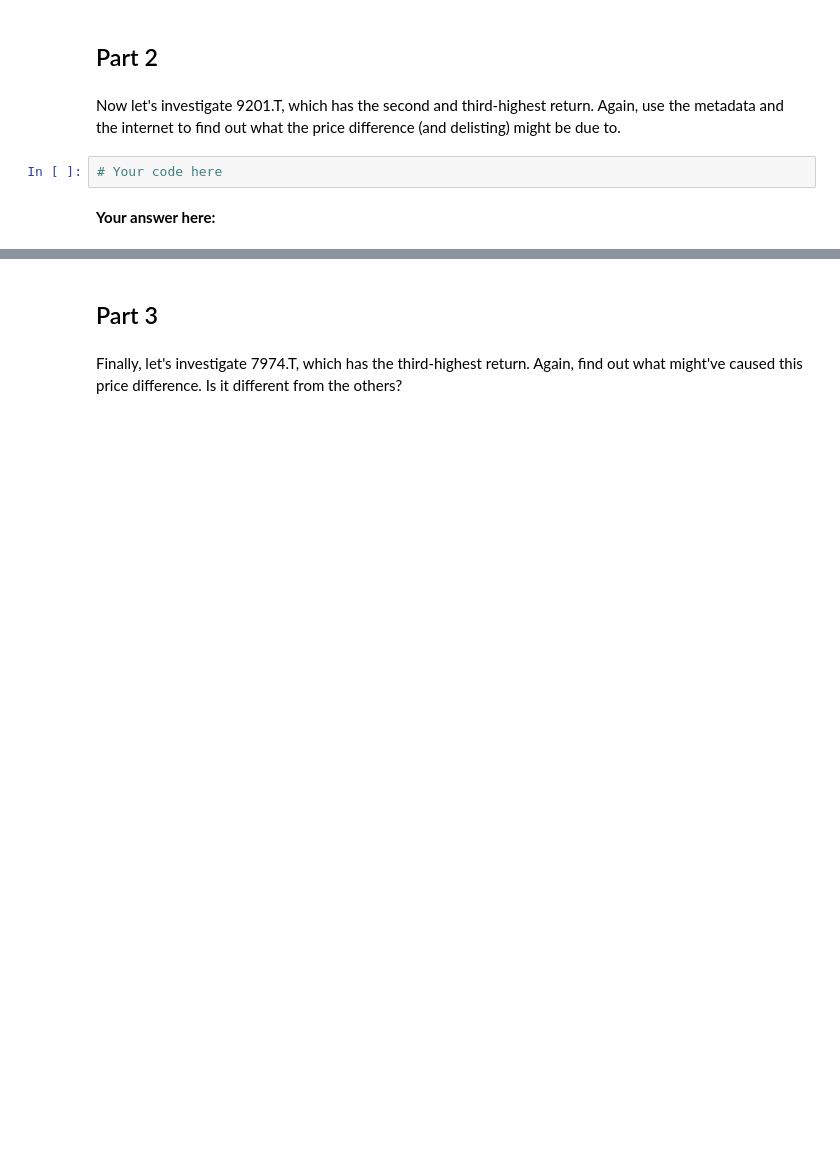
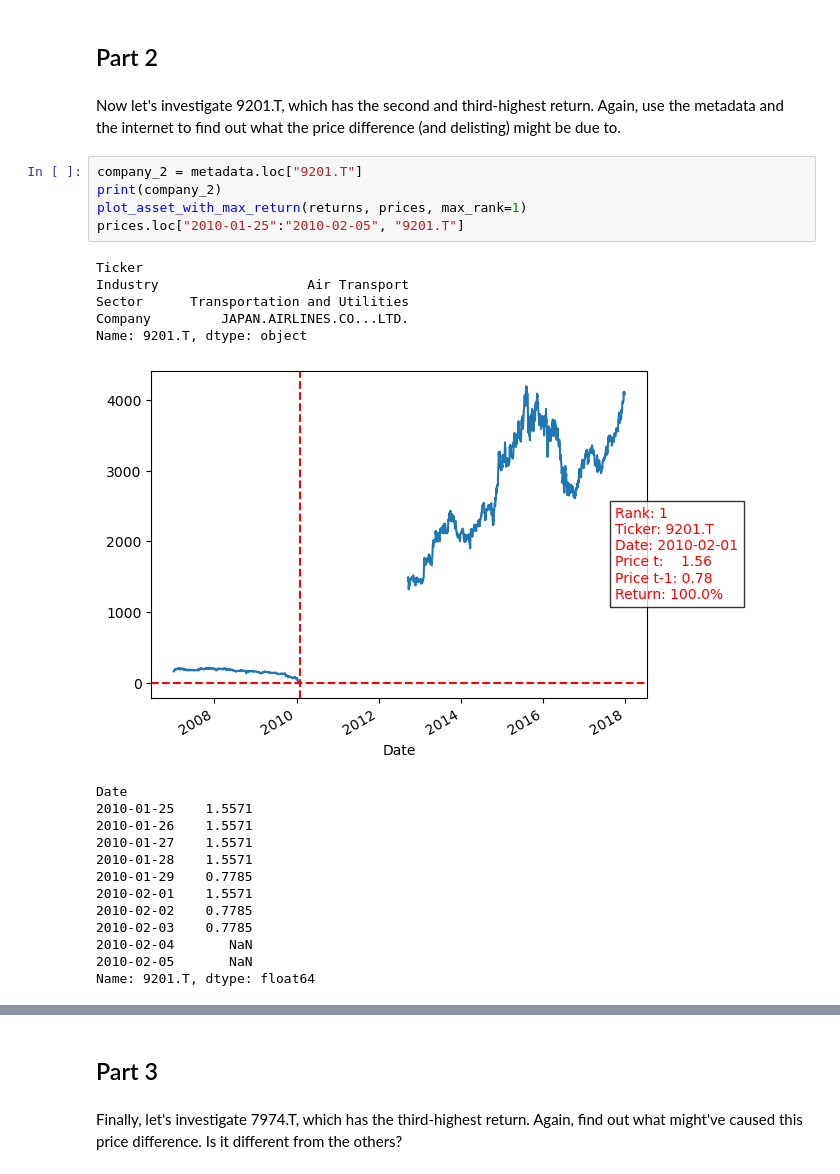
Before and after one commit to BjornThor123/Statistical_Arbitrage_Stanford_MS-E244, a Jupyter notebook: Homework 2/MSE244_HW2.ipynb, the cells around one changed output, grey strips where cells are left out. Drawn from its saved outputs; the diff is of its cells as text; blank space fills up the shorter version.

```diff
--- a/Homework 2/MSE244_HW2.ipynb
+++ b/Homework 2/MSE244_HW2.ipynb
@@ -131,7 +192,27 @@ Let's investigate 2269.T, which has the top rank (0). What's going on here? Use
 ## Part 2
 # %% [markdown]
 Now let's investigate 9201.T, which has the second and third-highest return. Again, use the metadata and the internet to find out what the price difference (and delisting) might be due to.
-# %%
-# Your code here
-# %% [markdown]
-**Your answer here:**
+# %%
+company_2 = metadata.loc["9201.T"]
+print(company_2)
+plot_asset_with_max_return(returns, prices, max_rank=1)
+prices.loc["2010-01-25":"2010-02-05", "9201.T"]
+# %% [output]
+Ticker
+Industry                   Air Transport
+Sector      Transportation and Utilities
+Company         JAPAN.AIRLINES.CO...LTD.
+Name: 9201.T, dtype: object
+[figure, added]
+Date
+2010-01-25    1.5571
+2010-01-26    1.5571
+2010-01-27    1.5571
+2010-01-28    1.5571
+2010-01-29    0.7785
+2010-02-01    1.5571
+2010-02-02    0.7785
+2010-02-03    0.7785
+2010-02-04       NaN
+2010-02-05       NaN
+Name: 9201.T, dtype: float64
```
Also changed, not shown: parts of 30 cells of this notebook.
